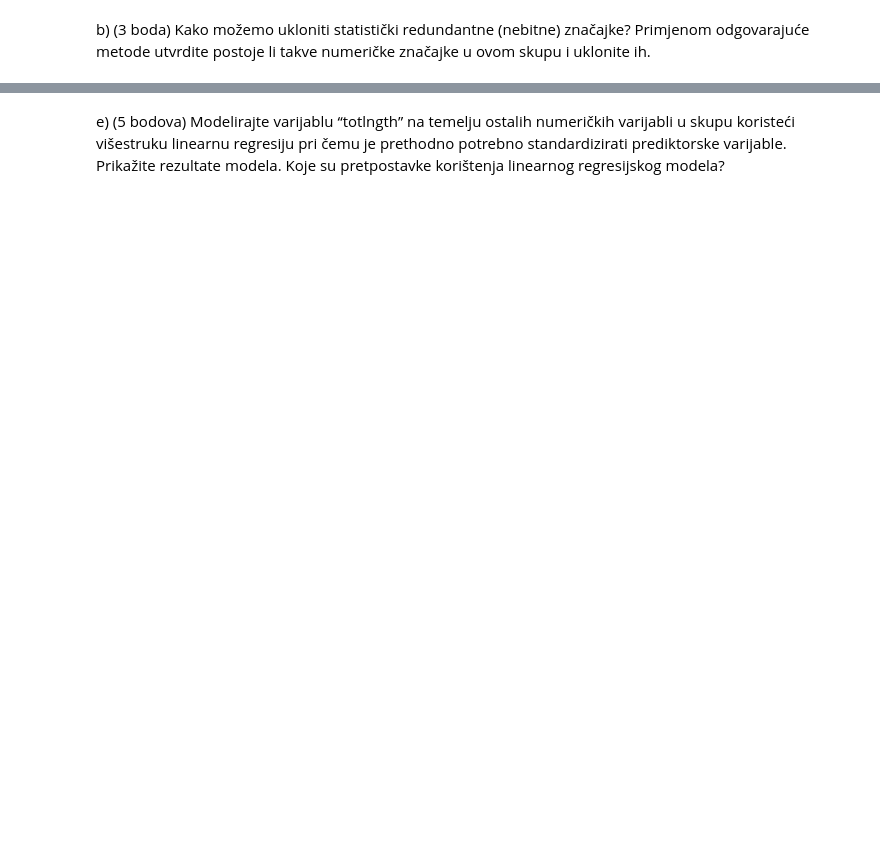
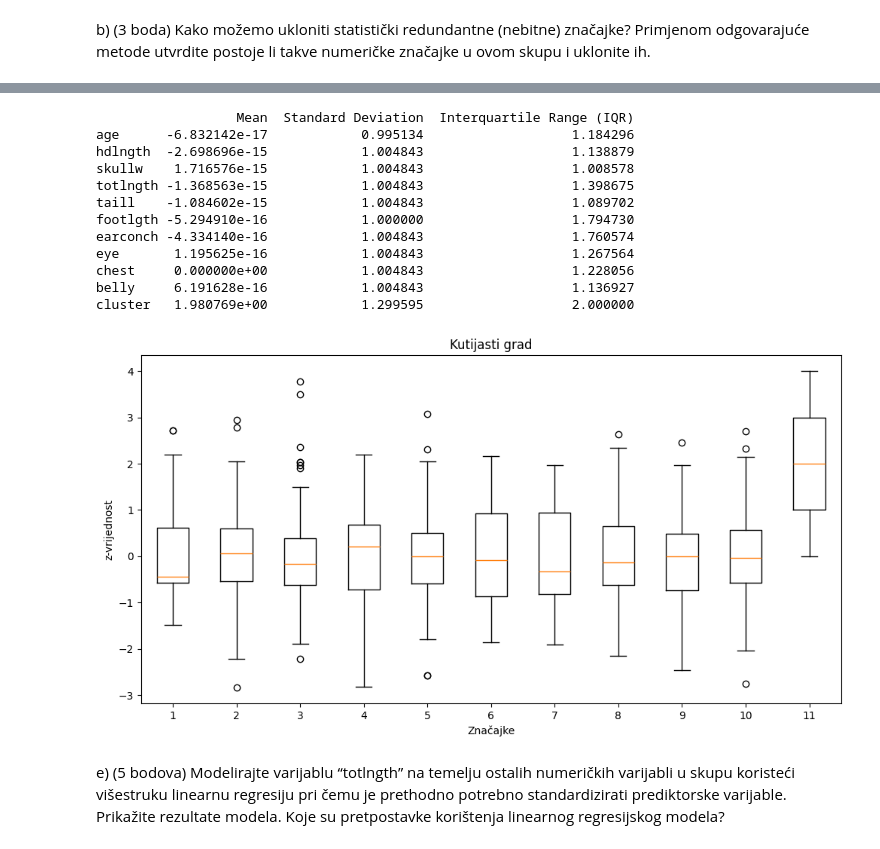
Before and after one commit to domamaric/UZOP, a Jupyter notebook: uzop_ogledni_ZI.ipynb, the cells around one changed output, grey strips where cells are left out. Drawn from its saved outputs; the diff is of its cells as text; code cells hidden in the pictures; blank space fills up the shorter version.

```diff
--- a/uzop_ogledni_ZI.ipynb
+++ b/uzop_ogledni_ZI.ipynb
@@ -233,3 +309,39 @@ grafu koristeći kutijasti graf (engl. box plot).
+# %%
+mean_values = scaled_df.mean()
+std_values = scaled_df.std()
+
+Q1 = scaled_df.quantile(0.25)
+Q3 = scaled_df.quantile(0.75)
+iqr_values = Q3 - Q1
+
+stats_df = pd.DataFrame({
+    "Mean": mean_values,
+    "Standard Deviation": std_values,
+    "Interquartile Range (IQR)": iqr_values
+})
+
+print(stats_df)
+
+plt.figure(figsize=(12, 6))
+plt.boxplot(scaled_df)
+plt.title("Kutijasti grad")
+plt.xlabel("Značajke")
+plt.ylabel("z-vrijednost")
+plt.show()
+# %% [output]
+                  Mean  Standard Deviation  Interquartile Range (IQR)
+age      -6.832142e-17            0.995134                   1.184296
+hdlngth  -2.698696e-15            1.004843                   1.138879
+skullw    1.716576e-15            1.004843                   1.008578
+totlngth -1.368563e-15            1.004843                   1.398675
+taill    -1.084602e-15            1.004843                   1.089702
+footlgth -5.294910e-16            1.000000                   1.794730
+earconch -4.334140e-16            1.004843                   1.760574
+eye       1.195625e-16            1.004843                   1.267564
+chest     0.000000e+00            1.004843                   1.228056
+belly     6.191628e-16            1.004843                   1.136927
+cluster   1.980769e+00            1.299595                   2.000000
+[figure, added]
 # %% [markdown]
 e) (5 bodova) Modelirajte varijablu “totlngth” na temelju ostalih numeričkih
 varijabli u skupu koristeći višestruku linearnu regresiju pri čemu je prethodno
```
Also changed, not shown: parts of 24 cells of this notebook.
